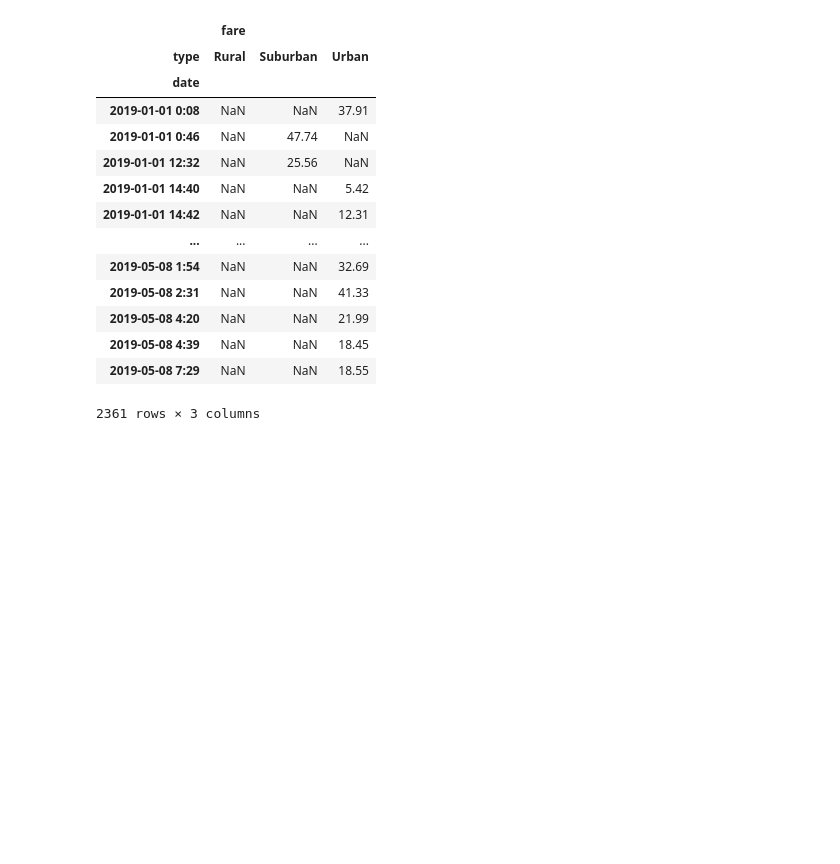
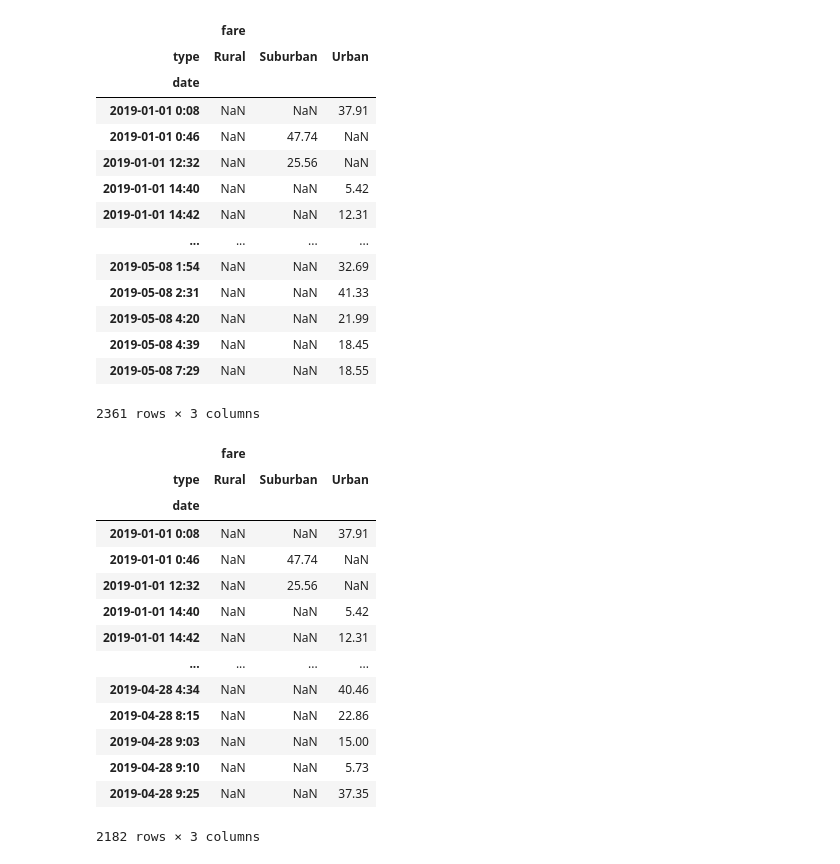
Before and after one commit to bedwardssmith/PyBer_Analysis, a Jupyter notebook: Pyber_Challenge.ipynb, the cells around one changed output. Saved outputs shown, nothing was run; the diff lists cells and outputs as text; code cells hidden in the pictures; blank space fills up the shorter version.

```diff
--- a/Pyber_Challenge.ipynb
+++ b/Pyber_Challenge.ipynb
@@ -198,6 +198,25 @@ sum_of_fares_by_date_pivot
 2361 rows × 3 columns
 # %%
 # 5. Create a new DataFrame from the pivot table DataFrame using loc on the given dates, '2019-01-01':'2019-04-29'.
+
+specific_dates_df=sum_of_fares_by_date_pivot.loc["2019-01-01":"2019-04-29"]
+specific_dates_df
+# %% [output]
+|  | fare |  |  |
+| type | Rural | Suburban | Urban |
+| date |  |  |  |
+| 2019-01-01 0:08 | NaN | NaN | 37.91 |
+| 2019-01-01 0:46 | NaN | 47.74 | NaN |
+| 2019-01-01 12:32 | NaN | 25.56 | NaN |
+| 2019-01-01 14:40 | NaN | NaN | 5.42 |
+| 2019-01-01 14:42 | NaN | NaN | 12.31 |
+| ... | ... | ... | ... |
+| 2019-04-28 4:34 | NaN | NaN | 40.46 |
+| 2019-04-28 8:15 | NaN | NaN | 22.86 |
+| 2019-04-28 9:03 | NaN | NaN | 15.00 |
+| 2019-04-28 9:10 | NaN | NaN | 5.73 |
+| 2019-04-28 9:25 | NaN | NaN | 37.35 |
+2182 rows × 3 columns
 # %%
 # 6. Set the "date" index to datetime datatype. This is necessary to use the resample() method in Step 8.
 # df.index = pd.to_datetime(df.index)
```
Also changed, not shown: parts of 4 cells of this notebook, 7 other files.
